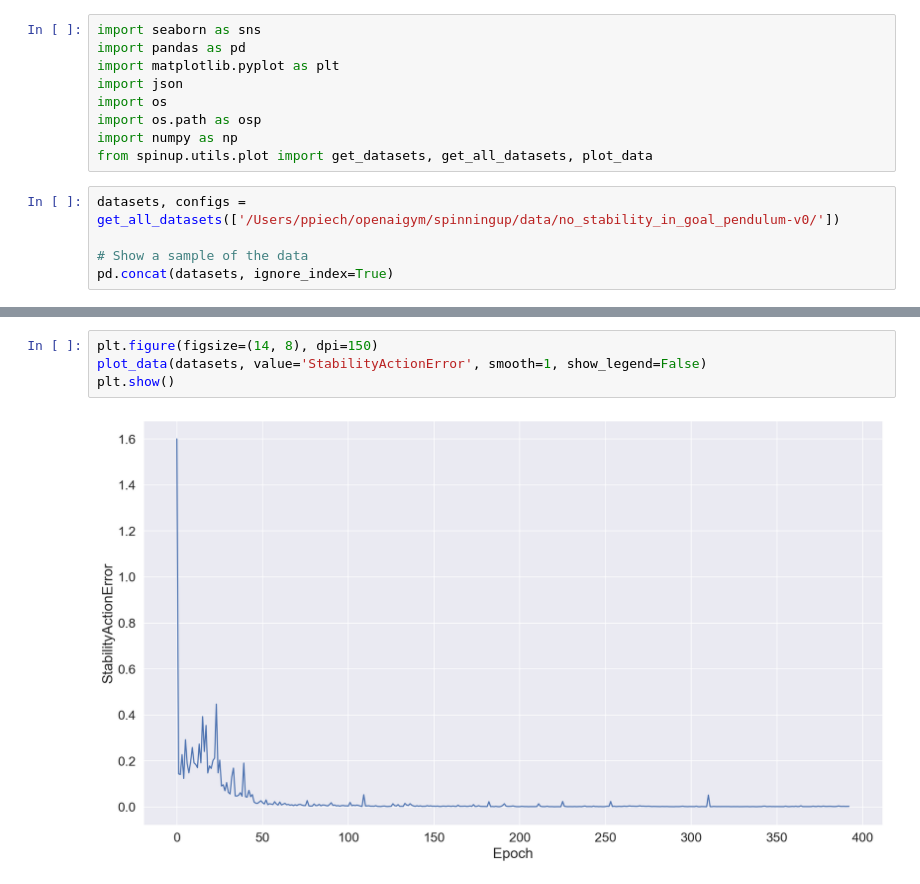
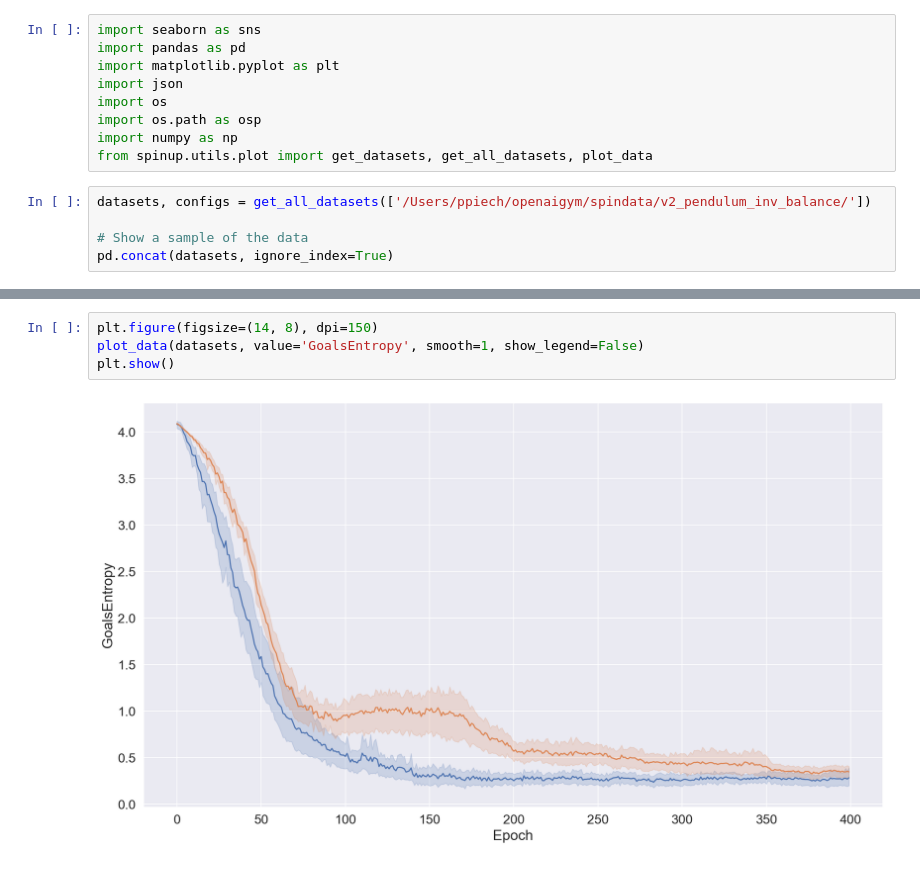
Before and after one commit to ppiech/spinningup, a Jupyter notebook: notebooks/pendulum_v2.ipynb, the cells around one changed output, grey strips where cells are left out. Cells and saved outputs as stored; diff of their text form.

```diff
--- a/notebooks/pendulum_v2.ipynb
+++ b/notebooks/pendulum_v2.ipynb
@@ -8,7 +8,7 @@ import os.path as osp
 import numpy as np
 from spinup.utils.plot import get_datasets, get_all_datasets, plot_data
 # %%
-datasets, configs = get_all_datasets(['/Users/ppiech/openaigym/spinningup/data/no_stability_in_goal_pendulum-v0/'])
+datasets, configs = get_all_datasets(['/Users/ppiech/openaigym/spindata/v2_pendulum_inv_balance/'])
 
 # Show a sample of the data
 pd.concat(datasets, ignore_index=True)
@@ -88,6 +103,6 @@ plt.show()
 # %%
 plt.figure(figsize=(14, 8), dpi=150)
-plot_data(datasets, value='StabilityActionError', smooth=1, show_legend=False)
+plot_data(datasets, value='GoalsEntropy', smooth=1, show_legend=False)
 plt.show()
 # %% [output]
-[figure, old version]
+[figure, new version]
```
Also changed, not shown: parts of 7 cells of this notebook, 3 other files.
